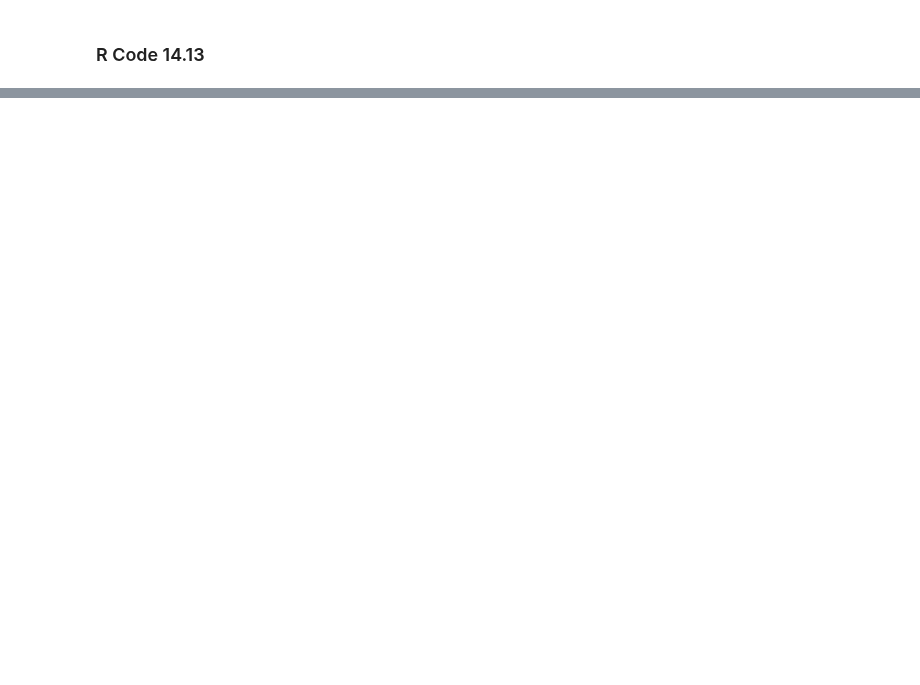
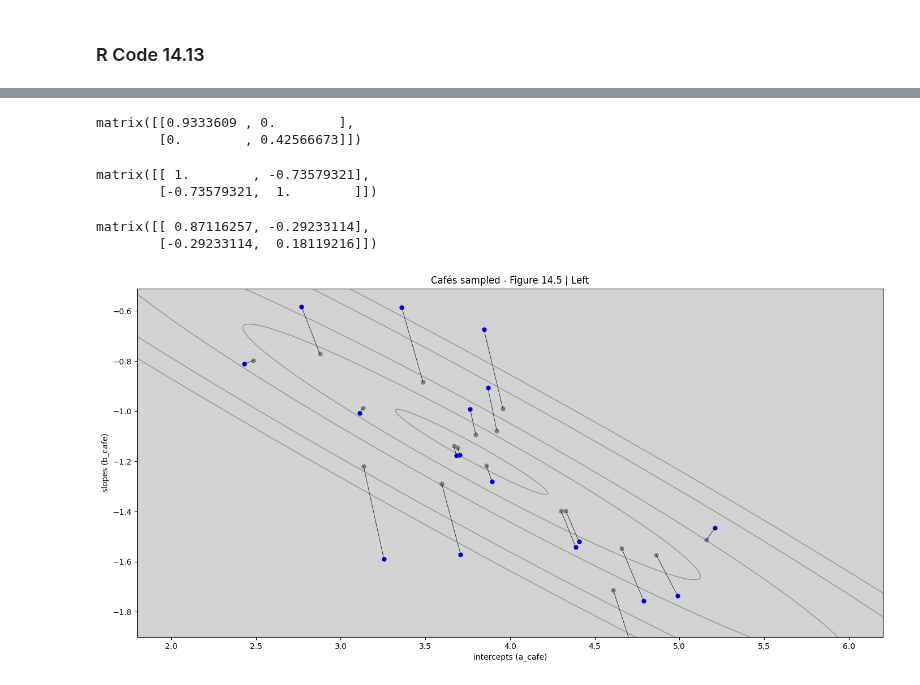
Before and after one commit to rodolphomacedo/statistical_rethinking_pt_BR, a Jupyter notebook: parte_14.ipynb, the cells around one changed output, grey strips where cells are left out. Saved outputs shown, nothing was run; the diff lists cells and outputs as text; code cells hidden in the pictures; blank space fills up the shorter version.

Commit message:
update: update the 14.2 Advanced varyning slopes

```diff
--- a/parte_14.ipynb
+++ b/parte_14.ipynb
@@ -649,0 +576,62 @@ plt.show()
+# %%
+post_matrix_sigma_alpha_beta = np.matrix([[post_sigma_alpha, 0],[0, post_sigma_beta]])
+post_matrix_sigma_alpha_beta
+# %% [output]
+matrix([[0.9333609 , 0.        ],
+        [0.        , 0.42566673]])
+# %%
+post_matrix_rho = np.matrix([[1, post_rho],[post_rho, 1]])
+post_matrix_rho
+# %% [output]
+matrix([[ 1.        , -0.73579321],
+        [-0.73579321,  1.        ]])
+# %%
+post_Sigma = post_matrix_sigma_alpha_beta * post_matrix_rho * post_matrix_sigma_alpha_beta
+post_Sigma
+# %% [output]
+matrix([[ 0.87116257, -0.29233114],
+        [-0.29233114,  0.18119216]])
+# %%
+a1 = [d.loc[(d['afternoon'] == 0) & (d['cafe'] == i)]['wait'].mean() for i in range(1, N_cafe+1)]
+b1 = [d.loc[(d['afternoon'] == 1) & (d['cafe'] == i)]['wait'].mean() for i in range(1, N_cafe+1)]
+
+b1 = [b1[i] - a1[i] for i in range(len(a1))]
+# %%
+# Extract posterior means of partially polled estimates
+a2 = [m14_1.posterior.alpha_cafe.sel(alpha_cafe_dim_0=i).mean().values for i in range(N_cafe)]
+b2 = [m14_1.posterior.beta_cafe.sel(beta_cafe_dim_0=i).mean().values for i in range(N_cafe)]
+# %%
+fig, ax_nstd = plt.subplots(figsize=(17, 8))
+
+mu = np.array([post_alpha, post_beta])
+dependency_nstd = post_Sigma.tolist()
+
+scale = 5, 5
+
+level = [0.1, 0.3, 0.5, 0.8, 0.99]
+
+x, y = get_correlated_dataset(500, dependency_nstd, mu, scale)
+
+for i in range(len(a1)):
+    ax_nstd.scatter(a1[i], b1[i], s=25, color='b')
+    ax_nstd.scatter(a2[i], b2[i], s=25, facecolor='gray')
+
+ax_nstd.plot([a1, a2], [b1, b2], 'k-', linewidth=0.5)
+
+
+for l in level:
+    confidence_ellipse(x, y, ax_nstd, n_std=l, edgecolor='black', alpha=0.3)
+
+# ax_nstd.scatter(mu[0], mu[1], c='red', s=3)
+ax_nstd.set_title('Cafés sampled - Figure 14.5 | Left')
+ax_nstd.set_xlabel('intercepts (a_cafe)')
+ax_nstd.set_ylabel('slopes (b_cafe)')
+
+ax_nstd.set_xlim(1.8, 6.2)
+ax_nstd.set_ylim(-1.9, -0.51)
+
+plt.plot(1,2, c='r')
+
+plt.show()
+# %% [output]
+[figure, added]
```
Also changed, not shown: parts of 9 cells of this notebook.
